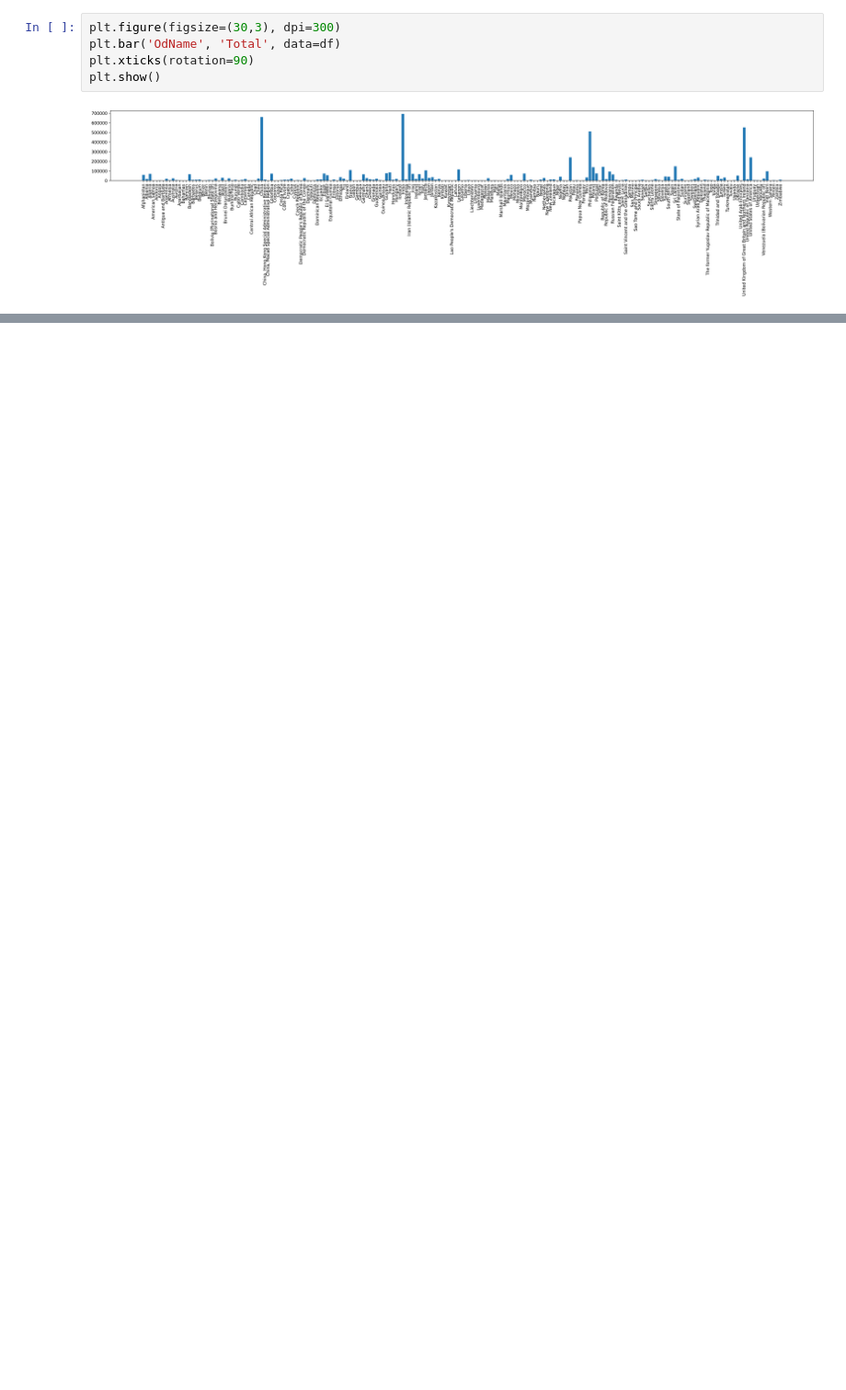
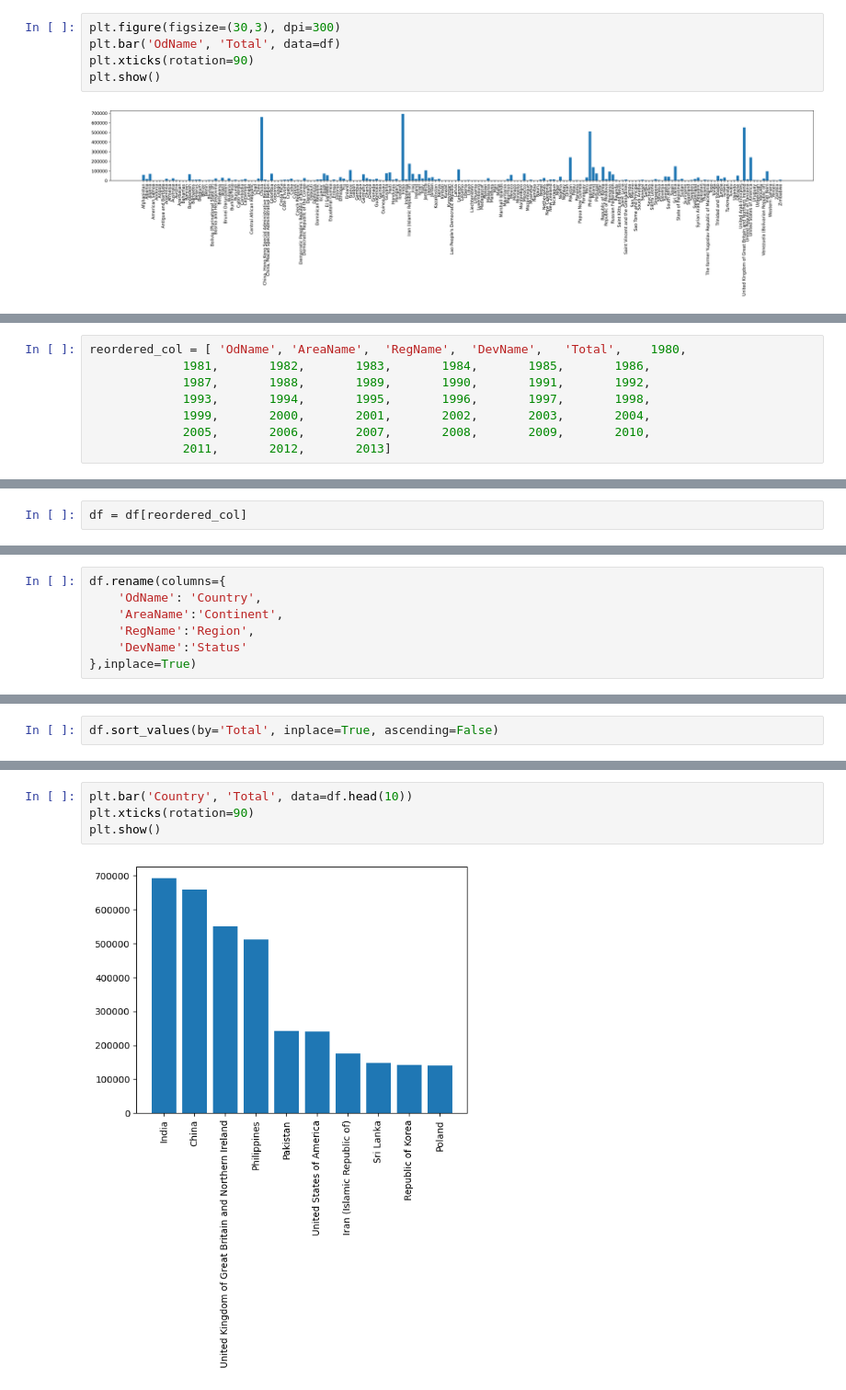
Before and after one commit to gupta-aayushkr/Data-Analytics, a Jupyter notebook: Data analysis/pandas_basics.ipynb, the cells around one changed output, grey strips where cells are left out. Shown at 92% size. Drawn from its saved outputs; the diff is of its cells as text; blank space fills up the shorter version.

```diff
--- a/Data analysis/pandas_basics.ipynb
+++ b/Data analysis/pandas_basics.ipynb
@@ -408,0 +530,8 @@ plt.show()
+# %%
+reordered_col = [ 'OdName', 'AreaName',  'RegName',  'DevName',   'Total',    1980,
+             1981,       1982,       1983,       1984,       1985,       1986,
+             1987,       1988,       1989,       1990,       1991,       1992,
+             1993,       1994,       1995,       1996,       1997,       1998,
+             1999,       2000,       2001,       2002,       2003,       2004,
+             2005,       2006,       2007,       2008,       2009,       2010,
+             2011,       2012,       2013]
@@ -408,0 +558,2 @@ plt.show()
+# %%
+df = df[reordered_col]
@@ -408,0 +584,7 @@ plt.show()
+# %%
+df.rename(columns={
+    'OdName': 'Country',
+    'AreaName':'Continent',
+    'RegName':'Region',
+    'DevName':'Status'
+},inplace=True)
@@ -408,0 +599,2 @@ plt.show()
+# %%
+df.sort_values(by='Total', inplace=True, ascending=False)
@@ -408,0 +617,6 @@ plt.show()
+# %%
+plt.bar('Country', 'Total', data=df.head(10))
+plt.xticks(rotation=90)
+plt.show()
+# %% [output]
+[figure, added]
```
Also changed, not shown: parts of 41 cells of this notebook.
